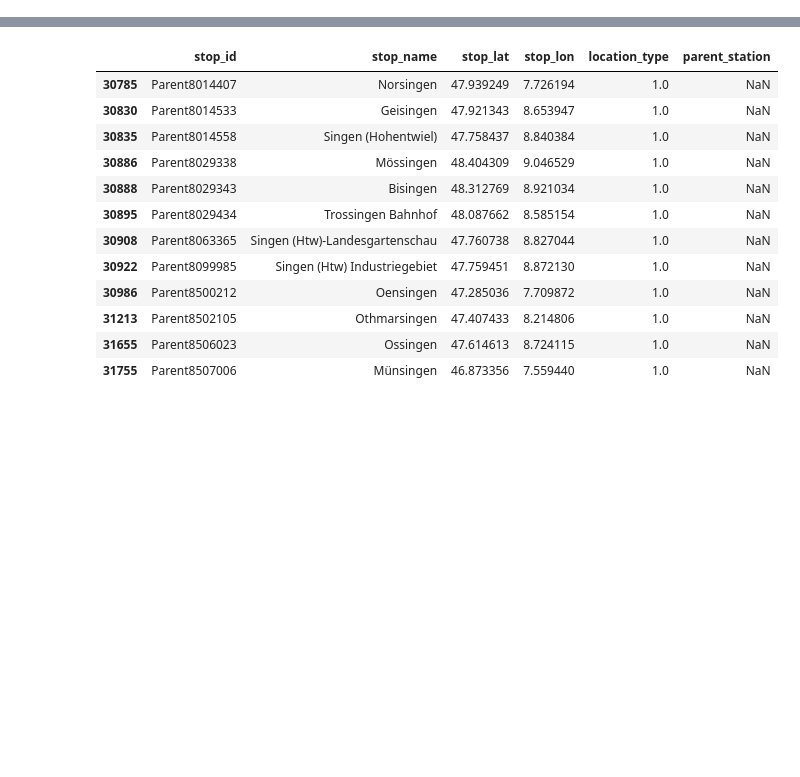
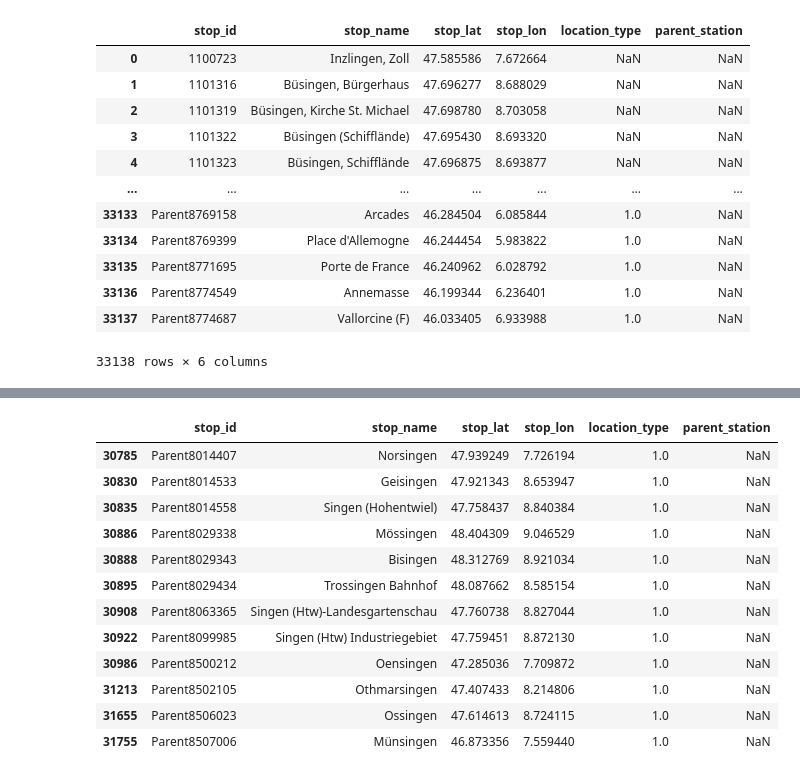
Before and after one commit to Yelinz/commute-city-triangulation, a Jupyter notebook: train.ipynb, the cells around one changed output, grey strips where cells are left out. Cells and saved outputs as stored; diff of their text form; code cells hidden in the pictures; blank space fills up the shorter version.

```diff
--- a/train.ipynb
+++ b/train.ipynb
@@ -6,3 +6,19 @@ import seaborn
 # %%
 # load gtfs feed into pandas dataframes
 feed = gtfs_kit.read_feed("gtfs_fp2024_2023-10-18_04-15.zip", dist_units="km")
+# %%
+feed.stops
+# %% [output]
+|  | stop_id | stop_name | stop_lat | stop_lon | location_type | parent_station |
+| 0 | 1100723 | Inzlingen, Zoll | 47.585586 | 7.672664 | NaN | NaN |
+| 1 | 1101316 | Büsingen, Bürgerhaus | 47.696277 | 8.688029 | NaN | NaN |
+| 2 | 1101319 | Büsingen, Kirche St. Michael | 47.698780 | 8.703058 | NaN | NaN |
+| 3 | 1101322 | Büsingen (Schifflände) | 47.695430 | 8.693320 | NaN | NaN |
+| 4 | 1101323 | Büsingen, Schifflände | 47.696875 | 8.693877 | NaN | NaN |
+| ... | ... | ... | ... | ... | ... | ... |
+| 33133 | Parent8769158 | Arcades | 46.284504 | 6.085844 | 1.0 | NaN |
+| 33134 | Parent8769399 | Place d'Allemogne | 46.244454 | 5.983822 | 1.0 | NaN |
+| 33135 | Parent8771695 | Porte de France | 46.240962 | 6.028792 | 1.0 | NaN |
+| 33136 | Parent8774549 | Annemasse | 46.199344 | 6.236401 | 1.0 | NaN |
+| 33137 | Parent8774687 | Vallorcine (F) | 46.033405 | 6.933988 | 1.0 | NaN |
+33138 rows × 6 columns
```
Also changed, not shown: parts of 3 cells of this notebook, 4 other files.
